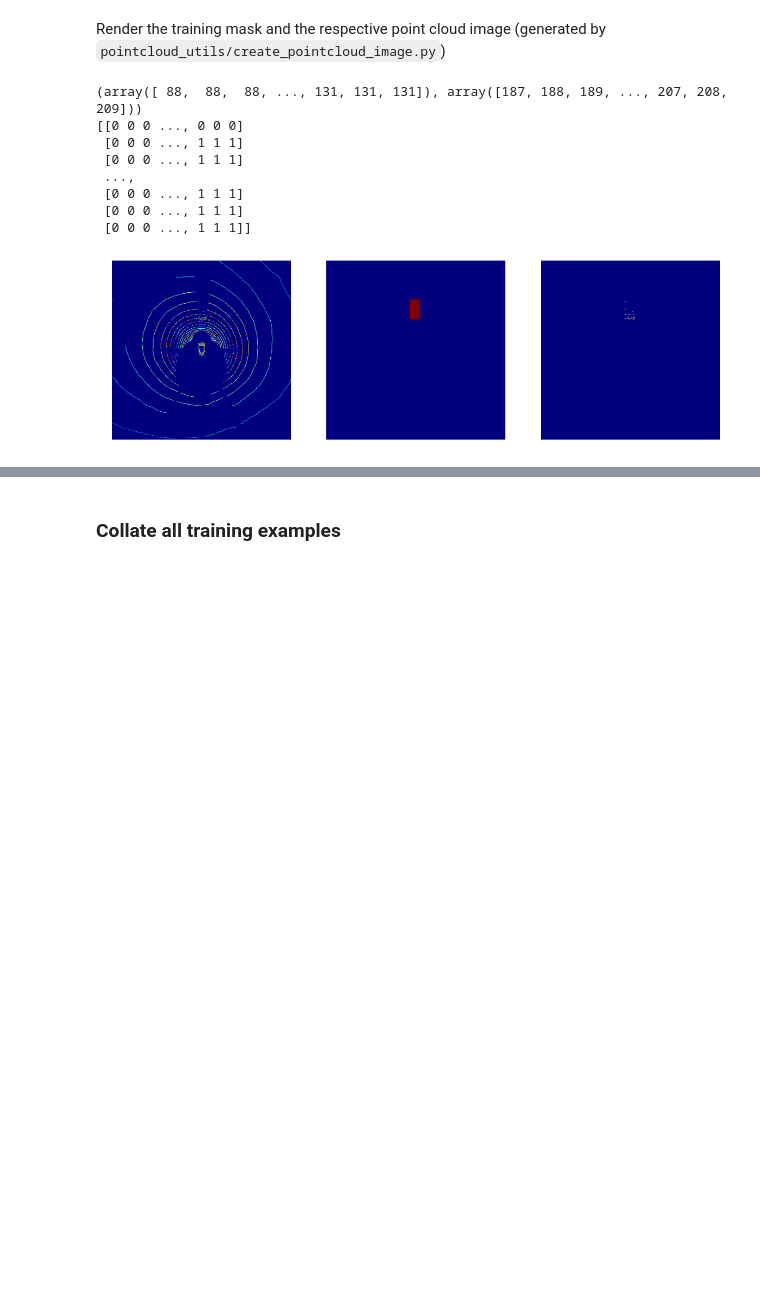
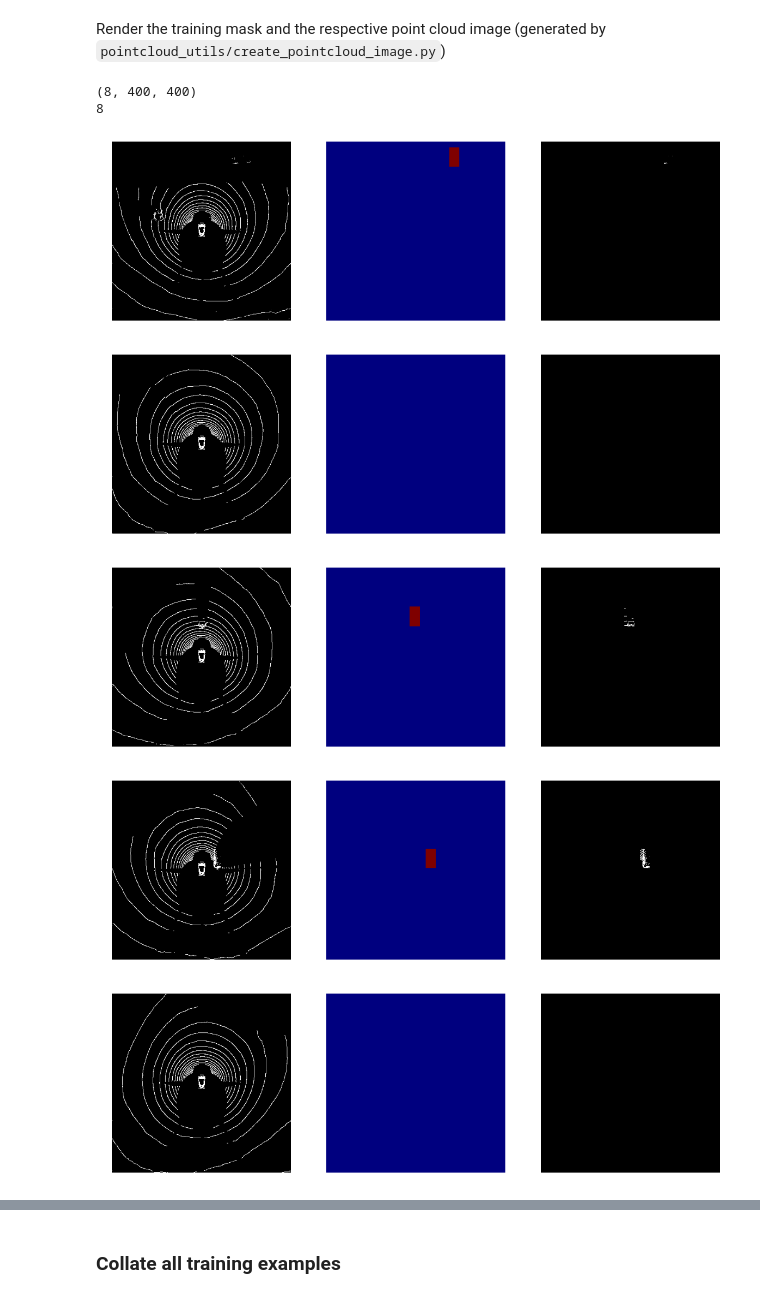
Before and after one commit to markstrefford/didi-sdc-challenge-2017, a Jupyter notebook: train_nn.ipynb, the cells around one changed output, grey strips where cells are left out. Saved outputs shown, nothing was run; the diff lists cells and outputs as text; code cells hidden in the pictures; blank space fills up the shorter version.

Commit message:
Fixing data_generator
Ensuring that the training data and masks are generated correctly

```diff
--- a/train_nn.ipynb
+++ b/train_nn.ipynb
@@ -103,5 +82,6 @@ DataReader.load(): Found 1430 training samples and 477 validation samples
 # %% [markdown]
 Load a single training sample to get things moving
 # %%
+BATCH_SIZE=8
 xs, ys = data_reader.load_train_batch(batch_size=BATCH_SIZE)
 # %% [output]
@@ -120,18 +117,14 @@ ys.shape=(1, 400, 400, 1)
 # %% [markdown]
 Render the training mask and the respective point cloud image (generated by `pointcloud_utils/create_pointcloud_image.py`)
 # %%
-pcl_mask=np.array(ys[0,:,:,0], dtype=np.uint8)
+pcl_masks=np.array(ys[:,:,:,0], dtype=np.uint8)
+print pcl_masks.shape
+print BATCH_SIZE
+# %% [output]
+(8, 400, 400)
+8
 # %%
 #print (pcl_mask)
-print (np.nonzero(pcl_mask))
-print (pcl_mask[87:132, 184:208])
+#print (np.nonzero(pcl_mask))
+#print (pcl_mask[87:132, 184:208])
-# %% [output]
-(array([ 88,  88,  88, ..., 131, 131, 131]), array([187, 188, 189, ..., 207, 208, 209]))
-[[0 0 0 ..., 0 0 0]
- [0 0 0 ..., 1 1 1]
- [0 0 0 ..., 1 1 1]
- ...,
- [0 0 0 ..., 1 1 1]
- [0 0 0 ..., 1 1 1]
- [0 0 0 ..., 1 1 1]]
 # %%
@@ -140,20 +133,41 @@ pointcloud_image_file=os.path.join(DATA_DIR, 'processed', 'lidar_top_img', times
+# %%
+def draw_lidar_top(lidar):
+    top_image = np.zeros((400,400),dtype=np.float32)
+
+    for x in range(400):
+        for y in range(400):
+            pixel=0
+            for z in range(8):
+                if lidar[x,y,z] != 0:
+                    pixel = 255
+            top_image[x,y] = pixel
+
+    top_image = np.dstack((top_image, top_image, top_image)).astype(np.uint8)
+    return top_image
 # %%
-plt.figure(figsize=(20,10))
+for i in range(BATCH_SIZE):
+    plt.figure(figsize=(20,10))
 
-pcl_image = cv2.imread(pointcloud_image_file,0)
-plt.subplot(1,3,1)
-plt.axis("off")
-plt.imshow(pcl_image)
+    #pcl_image = cv2.imread(pointcloud_image_file,0)
 
-plt.subplot(1,3,2)
-plt.axis("off")
-plt.imshow(pcl_mask)
+    pcl_image = draw_lidar_top(xs[i])
+    plt.subplot(1,3,1)
+    plt.axis("off")
+    plt.imshow(pcl_image)
 
-im = np.array(pcl_image,dtype=np.uint8)
-im_mask = np.array(pcl_mask,dtype=np.uint8)
-plt.subplot(1,3,3)
-plt.axis("off")
-plt.imshow(cv2.bitwise_and(im,im,mask=im_mask))
-plt.show()
+    plt.subplot(1,3,2)
+    plt.axis("off")
+    plt.imshow(pcl_masks[i])
+
+    im = np.array(pcl_image,dtype=np.uint8)
+    im_mask = np.array(pcl_masks[i],dtype=np.uint8)
+    plt.subplot(1,3,3)
+    plt.axis("off")
+    plt.imshow(cv2.bitwise_and(im,im,mask=im_mask))
+    plt.show()
 # %% [output]
-[figure, old version]
+[figure, new version]
+[figure, added]
+[figure, added]
+[figure, added]
+[figure, added]
```
Also changed, not shown: parts of 9 cells of this notebook, 1 other file.
